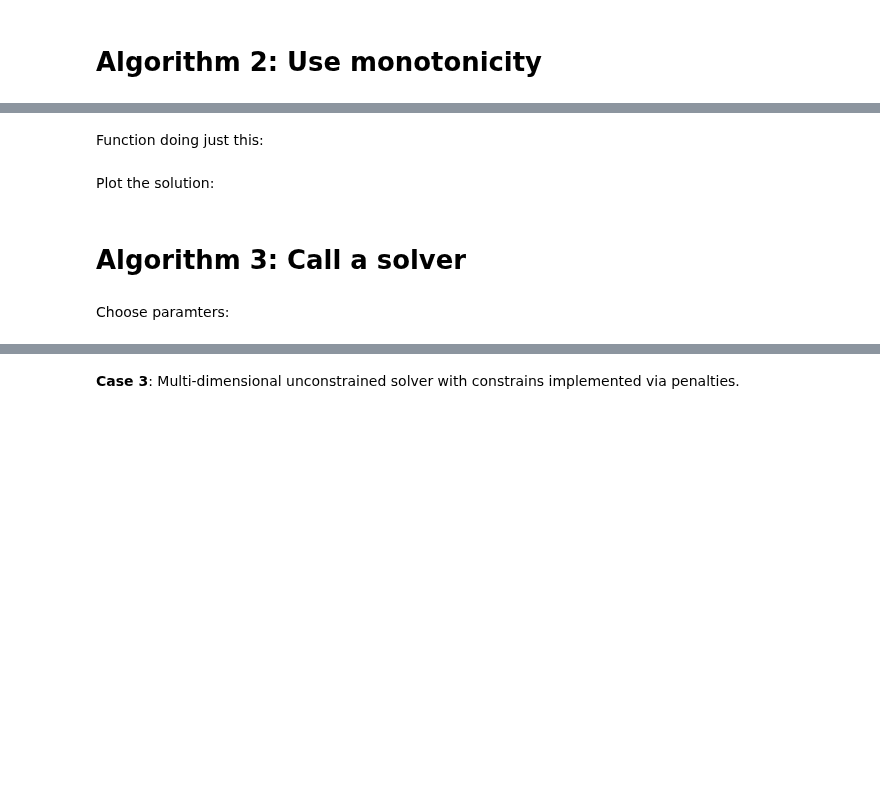
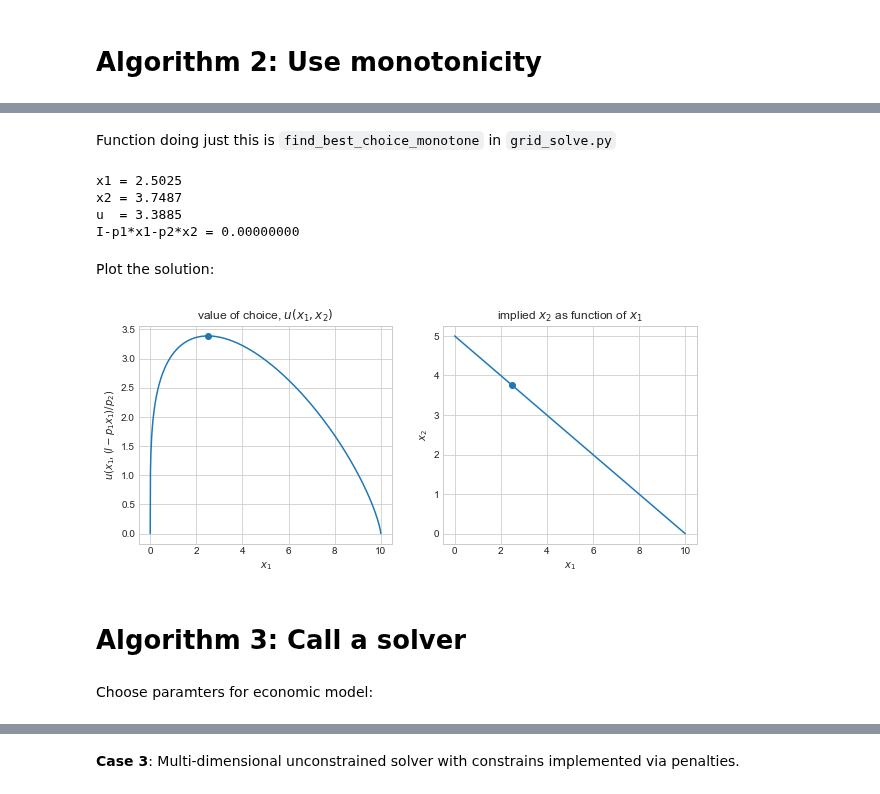
Before and after one commit to NumEconCopenhagen/IntroProg-lectures, a Jupyter notebook: 03/Optimize_print_and_plot.ipynb, the cells around one changed output, grey strips where cells are left out. Drawn from its saved outputs; the diff is of its cells as text; code cells hidden in the pictures; blank space fills up the shorter version.

```diff
--- a/03/Optimize_print_and_plot.ipynb
+++ b/03/Optimize_print_and_plot.ipynb
@@ -551,4 +657,4 @@ x_{2} & = \frac{I-p_{1}x_{1}}{p_2}\\
 \end{aligned}
 $$
 # %% [markdown]
-Function doing just this:
+Function doing just this is `find_best_choice_monotone` in `grid_solve.py`
@@ -591,5 +661,14 @@ def find_best_choice_monotone(alpha,I,p1,p2,N,do_print=True):
 # %%
+# a. Calling the algo using monotonicity
 sol_monotone = find_best_choice_monotone(alpha=0.25,I=10,p1=1,p2=2,N=1000)
+
+# b. unpack solution
+x1_best,x2_best,u_best,x1_values,x2_values,u_values = sol_monotone
+# %% [output]
+x1 = 2.5025
+x2 = 3.7487
+u  = 3.3885
+I-p1*x1-p2*x2 = 0.00000000
 # %% [markdown]
 Plot the solution:
 # %%
@@ -625,2 +702,7 @@ ax_right.grid(True)
+# %%
+#Show figures of solution
+fig
+# %% [output]
+[figure, added]
 # %% [markdown]
 # Algorithm 3: Call a solver
@@ -629,5 +712,5 @@ from scipy import optimize
 # %% [markdown]
-Choose paramters:
+Choose paramters for economic model:
 # %%
 alpha = 0.25 # preference parameter
 I = 10 # income
```
Also changed, not shown: parts of 109 cells of this notebook, 5 other files.
